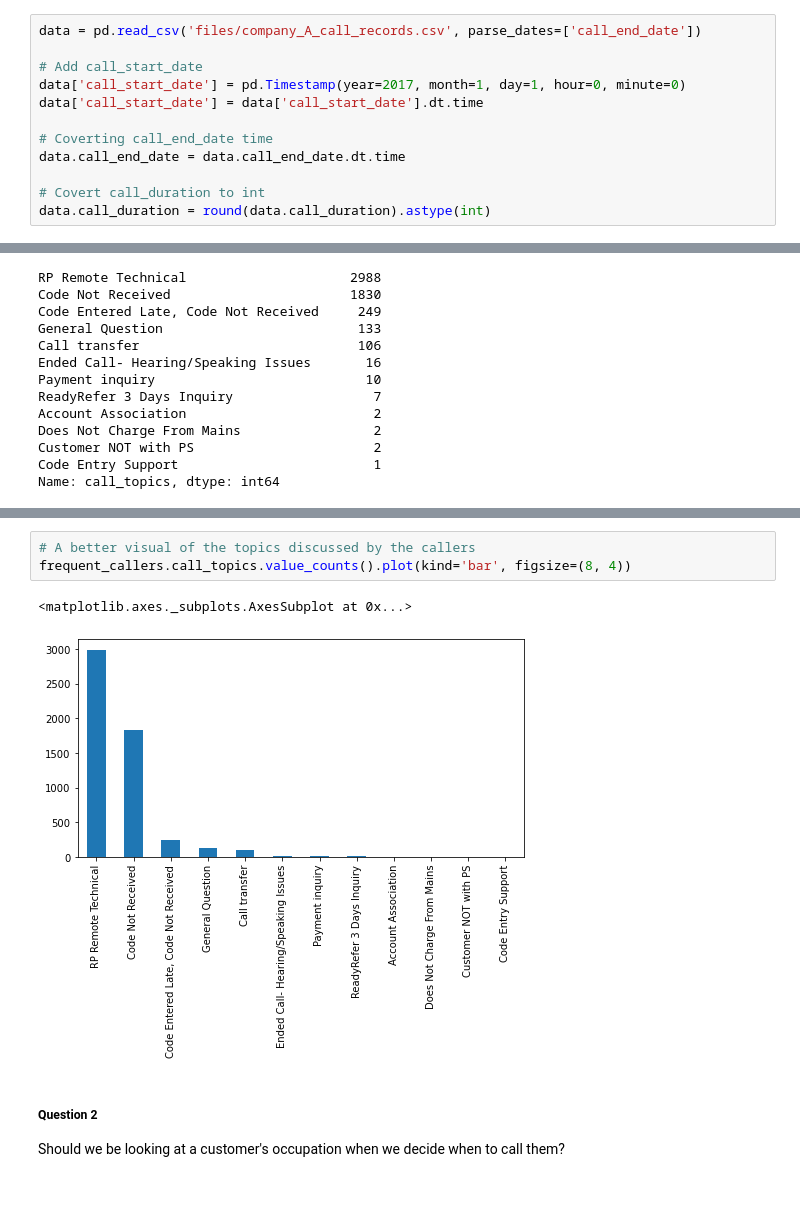
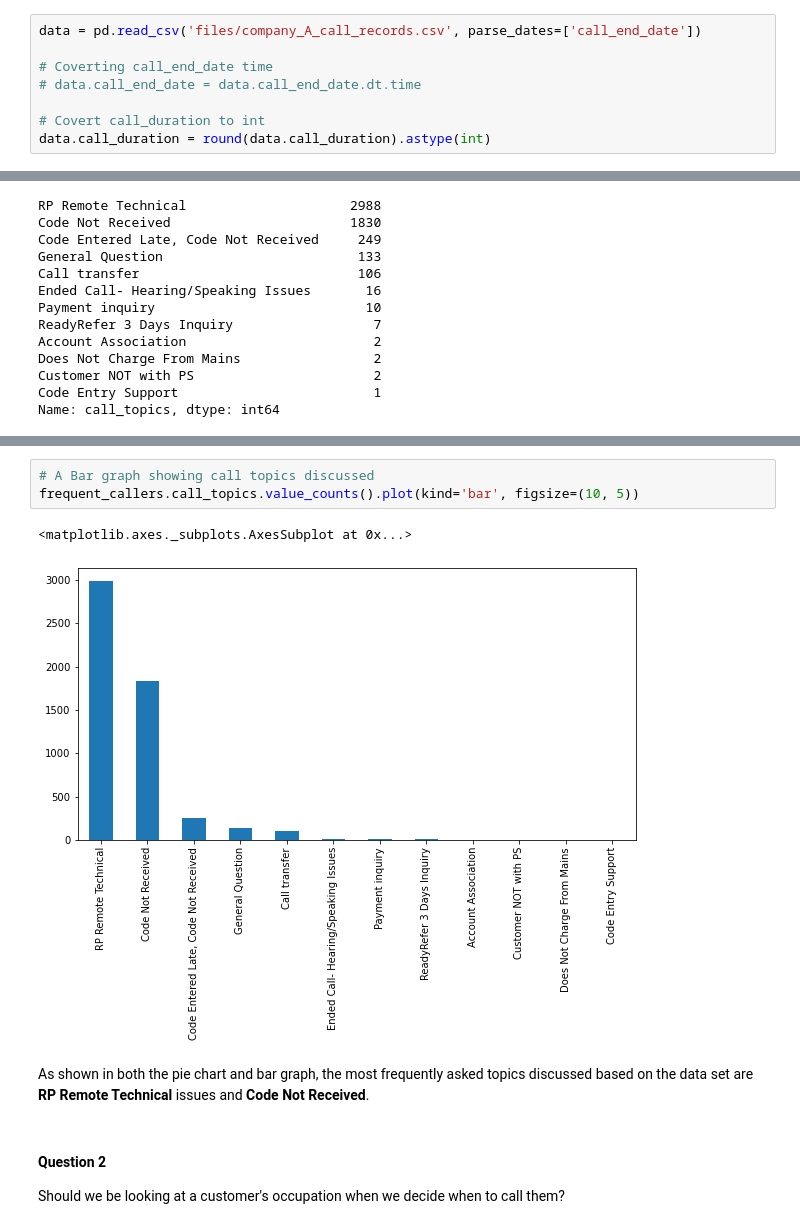
Before and after one commit to AtamaZack/call-center-app, a Jupyter notebook: data_analyzer.ipynb, the cells around one changed output, grey strips where cells are left out. Drawn from its saved outputs; the diff is of its cells as text; blank space fills up the shorter version.

Commit message:
analyze the data set and visualize it

```diff
--- a/data_analyzer.ipynb
+++ b/data_analyzer.ipynb
@@ -13,12 +13,8 @@ import matplotlib as plt
 # %%
 data = pd.read_csv('files/company_A_call_records.csv', parse_dates=['call_end_date'])
 
-# Add call_start_date
-data['call_start_date'] = pd.Timestamp(year=2017, month=1, day=1, hour=0, minute=0)
-data['call_start_date'] = data['call_start_date'].dt.time
-
 # Coverting call_end_date time
-data.call_end_date = data.call_end_date.dt.time
+# data.call_end_date = data.call_end_date.dt.time
 
 # Covert call_duration to int
 data.call_duration = round(data.call_duration).astype(int)
@@ -95,10 +97,12 @@ Name: call_topics, dtype: int64
 # %%
-# A better visual of the topics discussed by the callers
-frequent_callers.call_topics.value_counts().plot(kind='bar', figsize=(8, 4))
+# A Bar graph showing call topics discussed
+frequent_callers.call_topics.value_counts().plot(kind='bar', figsize=(10, 5))
 # %% [output]
 <matplotlib.axes._subplots.AxesSubplot at 0x...>
-[figure, old version]
+[figure, new version]
+# %% [markdown]
+As shown in both the pie chart and bar graph, the most frequently asked topics discussed based on the data set are **RP Remote Technical** issues and **Code Not Received**.
 # %% [markdown]
-##### Question 2
+#### Question 2
 Should we be looking at a customer's occupation when we decide when to call
 them?
```
Also changed, not shown: parts of 28 cells of this notebook, 2 other files.
